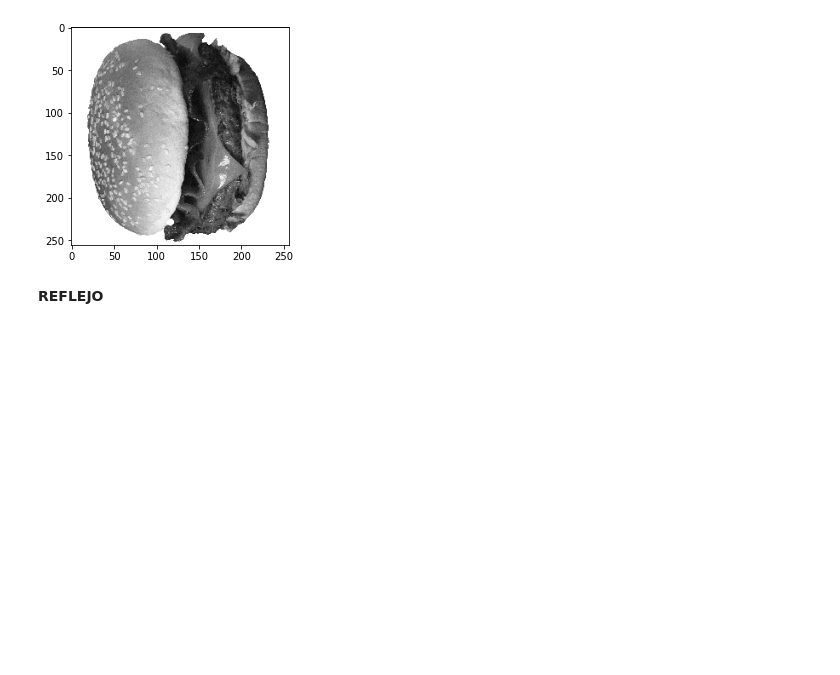
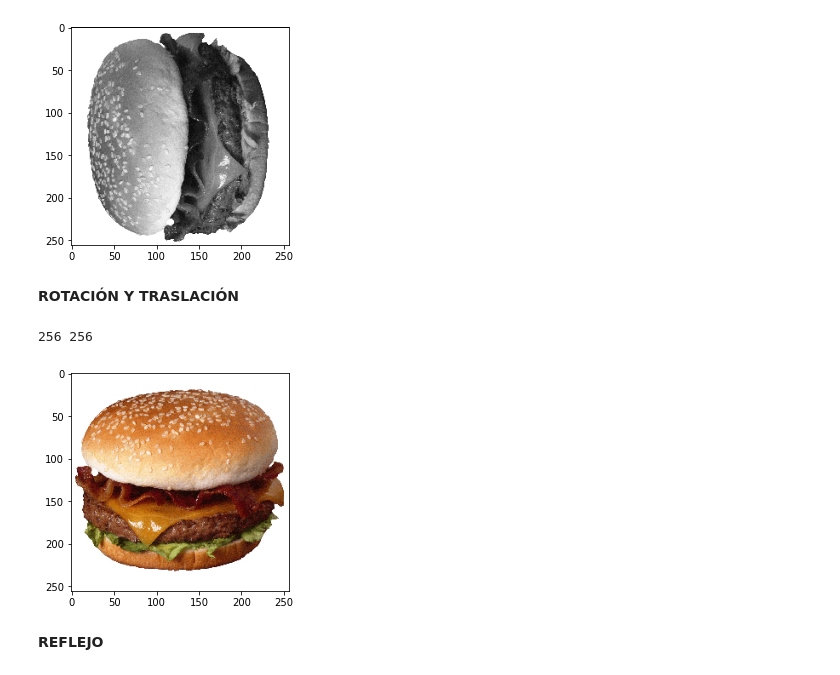
Before and after one commit to JuanRenza/Imagenes, a Jupyter notebook: Clase7.ipynb, the cells around one changed output. Saved outputs shown, nothing was run; the diff lists cells and outputs as text; code cells hidden in the pictures; blank space fills up the shorter version.

```diff
--- a/Clase7.ipynb
+++ b/Clase7.ipynb
@@ -71,6 +71,35 @@ plt.imshow(dst, cmap='gray')
 # %% [output]
 <matplotlib.image.AxesImage at 0x...>
 [figure]
+# %% [markdown]
+**ROTACIÓN Y TRASLACIÓN**
+# %%
+#@title Cambio de parametros {run:"auto"}
+img = cv2.imread('ht.jpg')
+img = cv2.cvtColor(img, cv2.COLOR_BGR2RGB)
+grados = 0 #@param {type:"slider" , min:0, max:360, step:10}
+cambio_x = 0 #@param {type:"slider" , min:-250, max:250, step:10}
+cambio_y = 0 #@param {type:"slider" , min:-250, max:250, step:10}
+
+rows, cols, _ = img.shape
+print(rows, cols)
+radianes = grados * np.pi / 100;
+
+M = [
+     [np.cos(radianes), -np.sin(radianes), cambio_x],
+     [np.sin(radianes), np.cos(radianes), cambio_y]
+    ]
+M = np.array(M)
+
+rows += int(cambio_x)
+cols += int(cambio_y)
+
+res = cv2.warpAffine(img,M,(cols,rows))
+plt.imshow(res)
+plt.show()
+# %% [output]
+256 256
+[figure, added]
 # %% [markdown]
 **REFLEJO**
 # %%
```
Also changed, not shown: parts of 1 cell of this notebook.
